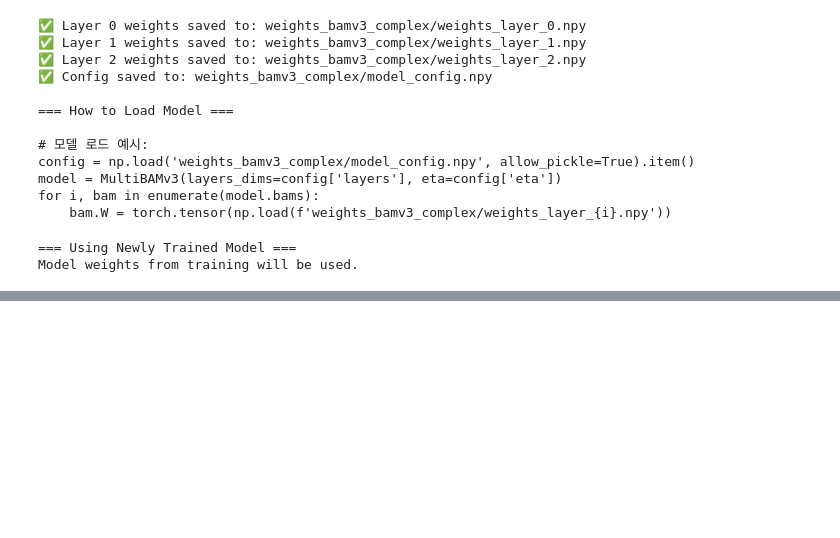
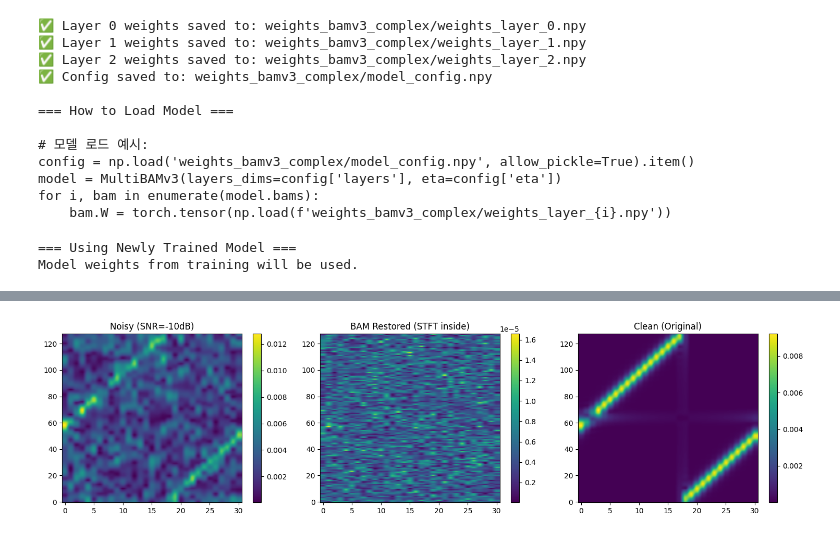
Before and after one commit to gwon9906/LoRa-bam-reconstruction, a Jupyter notebook: Model-experiment-v3-ultra/training_FIXED.ipynb, the cells around one changed output, grey strips where cells are left out. Drawn from its saved outputs; the diff is of its cells as text; code cells hidden in the pictures; blank space fills up the shorter version.

```diff
--- a/Model-experiment-v3-ultra/training_FIXED.ipynb
+++ b/Model-experiment-v3-ultra/training_FIXED.ipynb
@@ -606,0 +509,97 @@ Zxx_clean (magnitude):    min=0.0000, max=0.0092
+# %%
+import numpy as np
+import matplotlib.pyplot as plt
+from scipy.signal import stft, spectrogram
+
+def flat_to_Zin(restored_flat, norm_params):
+    """restored_flat (real+imag) -> Z_in_restored (complex, scale 역적용)"""
+    F_in, T = norm_params['shape']
+    mid = len(restored_flat) // 2
+    real_norm = restored_flat[:mid].reshape(F_in, T).astype(np.float32)
+    imag_norm = restored_flat[mid:].reshape(F_in, T).astype(np.float32)
+    Z_norm = (real_norm + 1j * imag_norm).astype(np.complex64)
+
+    scale = float(norm_params.get('scale', 1.0))
+    return (Z_norm * scale).astype(np.complex64)
+
+
+########################################
+##  6. 테스트: Complex 복원 및 IQ 재구성  ##
+########################################
+
+test_symbol = 215
+test_snr = -10
+
+print(f"\n=== Testing Complex Reconstruction (NEW PIPELINE) ===")
+print(f"Test symbol: {test_symbol}, SNR: {test_snr} dB")
+
+clean_iq = X_clean_iq[test_symbol]
+noisy_iq = lora.awgn_iq(clean_iq, test_snr)
+
+# 1) noisy -> flat + meta
+noisy_flat, norm_params = generate_complex_spectrogram(noisy_iq, fs, bw)
+
+# 2) BAM compress/decompress
+compressed = model.compress(noisy_flat.reshape(1, -1))
+restored_flat = model.decompress(compressed).flatten()
+
+# 3) flat -> restored STFT(inside/core) 복원(시각화용)
+Zxx_restored = flat_to_Zin(restored_flat, norm_params)
+
+# 4) IQ 복원 (최신 reconstruct 함수 시그니처)
+iq_reconstructed = reconstruct_iq_from_spectrogram(restored_flat, norm_params)
+print(f"✅ IQ reconstructed: len={len(iq_reconstructed)}")
+
+# 5) Debug
+print("\n=== Debug (NEW norm) ===")
+print(f"scale={norm_params['scale']:.6e}, norm_mode={norm_params.get('norm_mode')}")
+print(f"Noisy flat:    min={noisy_flat.min():.4f}, max={noisy_flat.max():.4f}, mean={noisy_flat.mean():.4f}")
+print(f"Restored flat: min={restored_flat.min():.4f}, max={restored_flat.max():.4f}, mean={restored_flat.mean():.4f}")
+print(f"Flat MSE(noisy vs restored)={np.mean((noisy_flat-restored_flat)**2):.6f}")
+
+# 6) 스펙트로그램 비교 (동일 STFT 파라미터 + '모델 mask'에 맞춰 크롭)
+#    - noisy/clean은 STFT 후 shift하고, norm_params['freq_mask']로 동일 영역만 뽑아 비교
+mask_used = norm_params['freq_mask']  # (F,) shifted 기준, 지금 모델이 다루는 대역(core or guard)
+
+# noisy full STFT
+f_n, t_n, Zxx_noisy_full = spectrogram(noisy_iq, fs,
+                                       window='hann', nperseg=STFT_PARAMS['nperseg'],
+                                       noverlap=STFT_PARAMS['noverlap'],
+                                       nfft=STFT_PARAMS['nfft'],
+                                       mode='complex', return_onesided=False)
+f_n = np.fft.fftshift(f_n)
+Zxx_noisy_full = np.fft.fftshift(Zxx_noisy_full, axes=0)
+Zxx_noisy = Zxx_noisy_full[mask_used, :]
+
+# clean full STFT
+f_c, t_c, Zxx_clean_full = spectrogram(clean_iq, fs,
+                                       window='hann', nperseg=STFT_PARAMS['nperseg'],
+                                       noverlap=STFT_PARAMS['noverlap'],
+                                       nfft=STFT_PARAMS['nfft'],
+                                       mode='complex', return_onesided=False)
+f_c = np.fft.fftshift(f_c)
+Zxx_clean_full = np.fft.fftshift(Zxx_clean_full, axes=0)
+Zxx_clean = Zxx_clean_full[mask_used, :]
+
+fig, axes = plt.subplots(1, 3, figsize=(15, 4))
+
+im1 = axes[0].imshow(np.abs(Zxx_noisy), aspect='auto', origin='lower')
+axes[0].set_title(f'Noisy (SNR={test_snr}dB)')
+plt.colorbar(im1, ax=axes[0])
+
+im2 = axes[1].imshow(np.abs(Zxx_restored), aspect='auto', origin='lower')
+axes[1].set_title('BAM Restored (STFT inside)')
+plt.colorbar(im2, ax=axes[1])
+
+im3 = axes[2].imshow(np.abs(Zxx_clean), aspect='auto', origin='lower')
+axes[2].set_title('Clean (Original)')
+plt.colorbar(im3, ax=axes[2])
+
+plt.tight_layout()
+plt.show()
+
+print("\n=== Spectrogram Magnitude Check (same mask) ===")
+print(f"Noisy:    min={np.abs(Zxx_noisy).min():.4f}, max={np.abs(Zxx_noisy).max():.4f}")
+print(f"Restored: min={np.abs(Zxx_restored).min():.4f}, max={np.abs(Zxx_restored).max():.4f}")
+print(f"Clean:    min={np.abs(Zxx_clean).min():.4f}, max={np.abs(Zxx_clean).max():.4f}")
+# %% [output]
@@ -606,0 +615 @@ Zxx_clean (magnitude):    min=0.0000, max=0.0092
+[figure, added]
```
Also changed, not shown: parts of 12 cells of this notebook, 5 other files.
